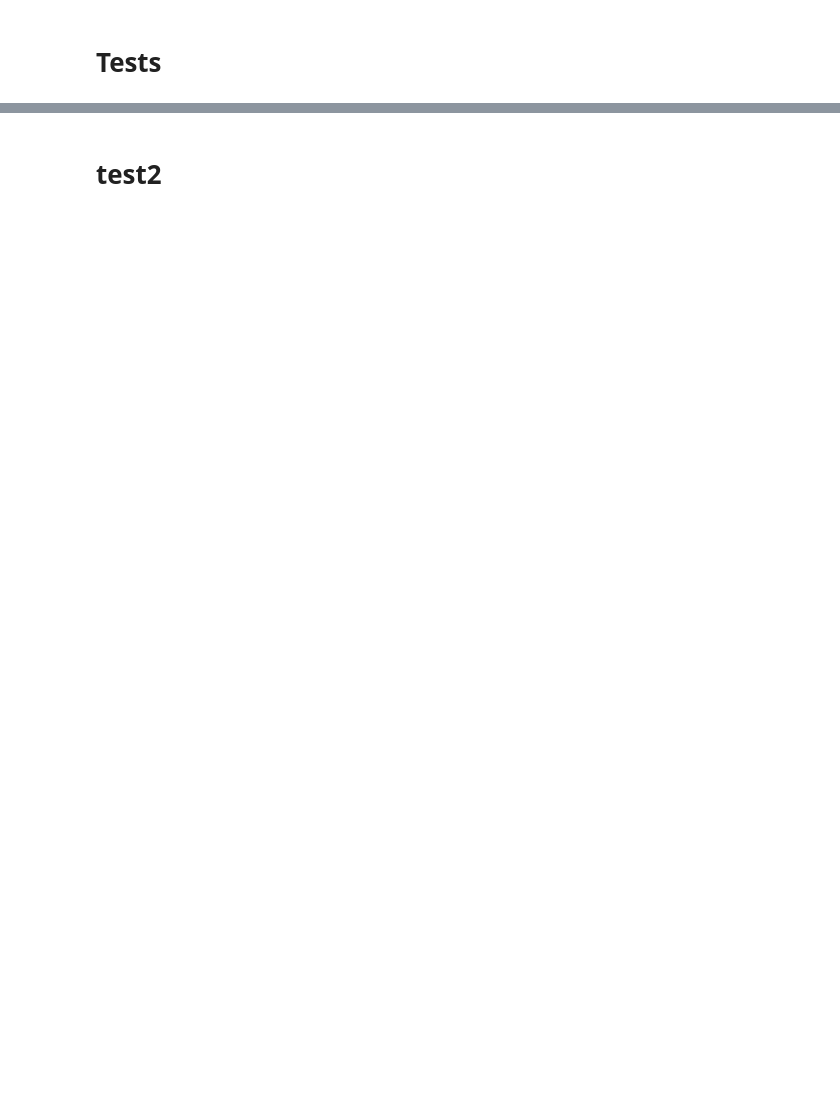
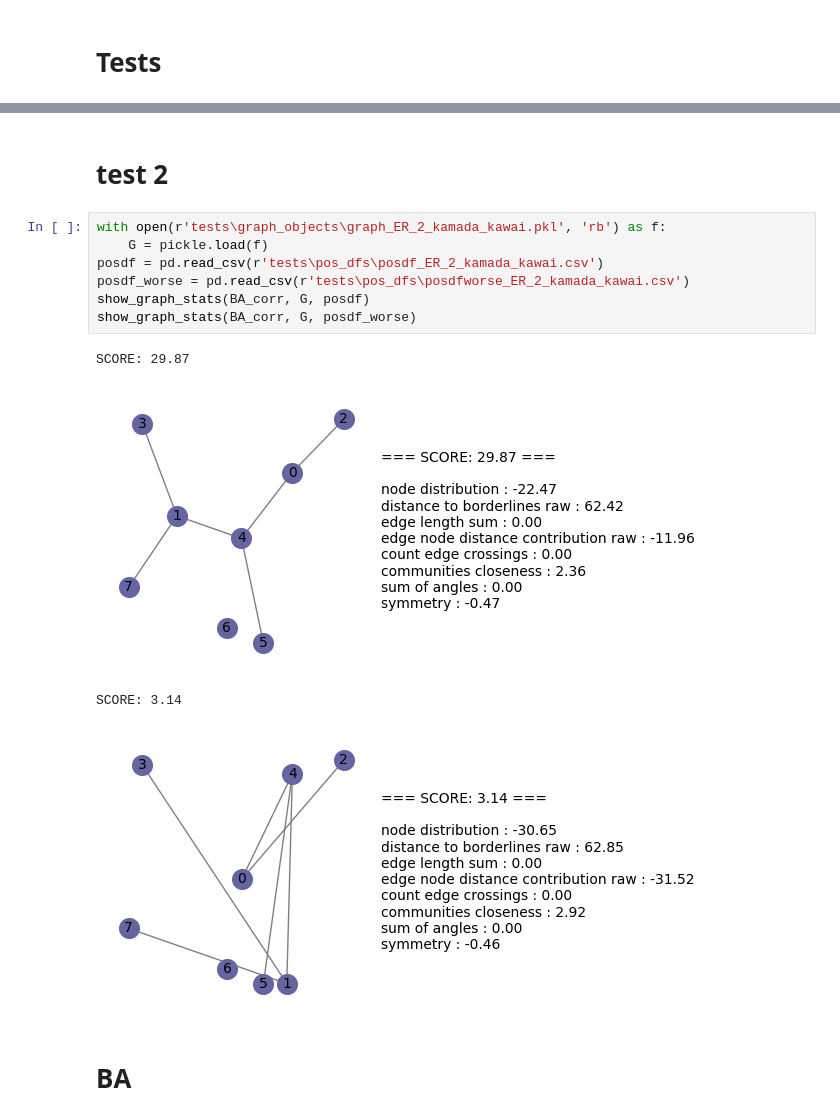
Before and after one commit to ARUMHC/Graph-Vizualisation-Rating-Metric, a Jupyter notebook: TEST_metric.ipynb, the cells around one changed output, grey strips where cells are left out. Drawn from its saved outputs; the diff is of its cells as text; blank space fills up the shorter version.

```diff
--- a/TEST_metric.ipynb
+++ b/TEST_metric.ipynb
@@ -102,2 +113,16 @@ Score: -40.42
+# %% [markdown]
+# test 2
+# %%
+with open(r'tests\graph_objects\graph_ER_2_kamada_kawai.pkl', 'rb') as f:
+    G = pickle.load(f)
+posdf = pd.read_csv(r'tests\pos_dfs\posdf_ER_2_kamada_kawai.csv')
+posdf_worse = pd.read_csv(r'tests\pos_dfs\posdfworse_ER_2_kamada_kawai.csv')
+show_graph_stats(BA_corr, G, posdf)
+show_graph_stats(BA_corr, G, posdf_worse)
+# %% [output]
+SCORE: 29.87
+[figure, added]
+SCORE: 3.14
+[figure, added]
 # %% [markdown]
-# test2
+# BA
```
Also changed, not shown: parts of 18 cells of this notebook, 5 other files.
